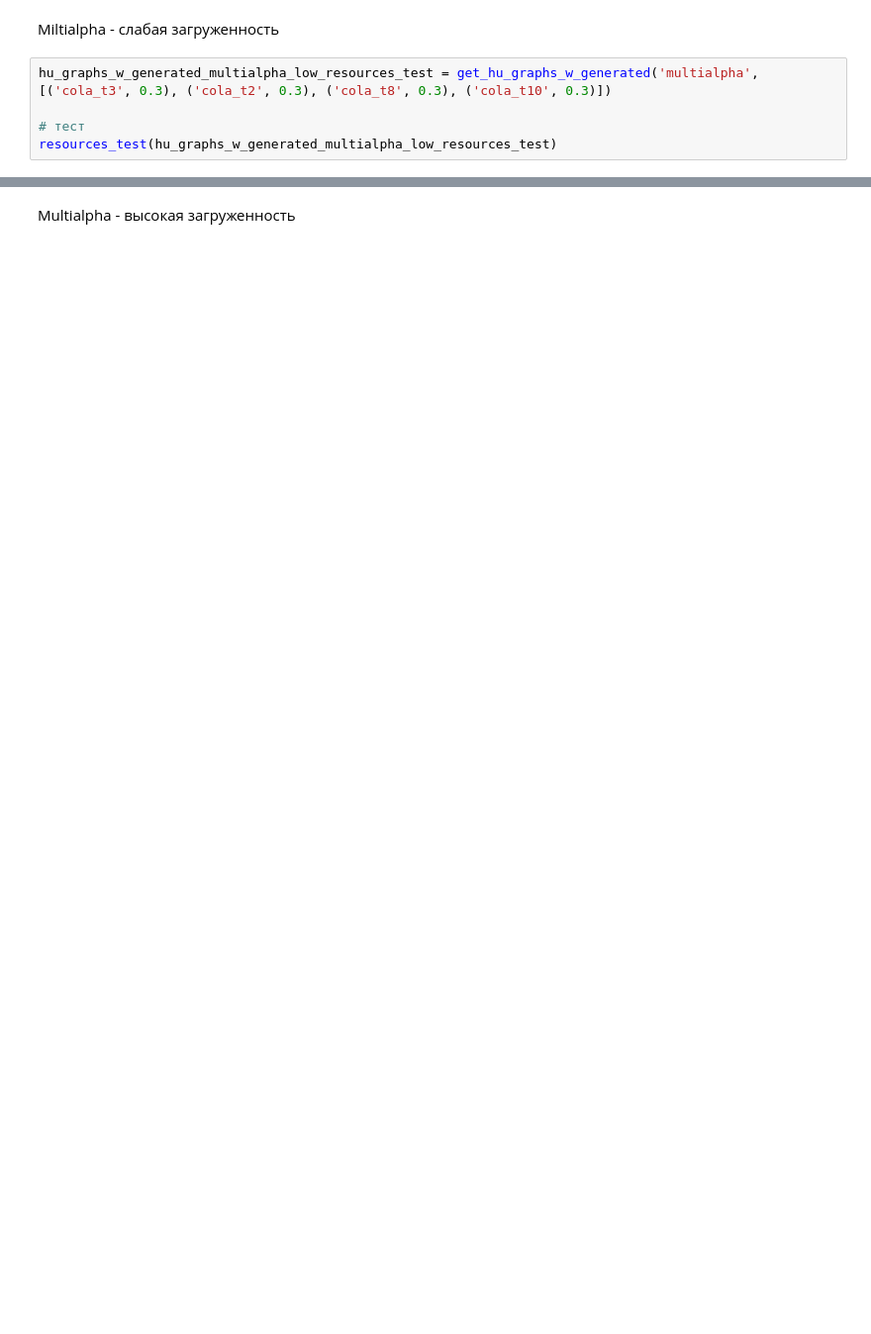
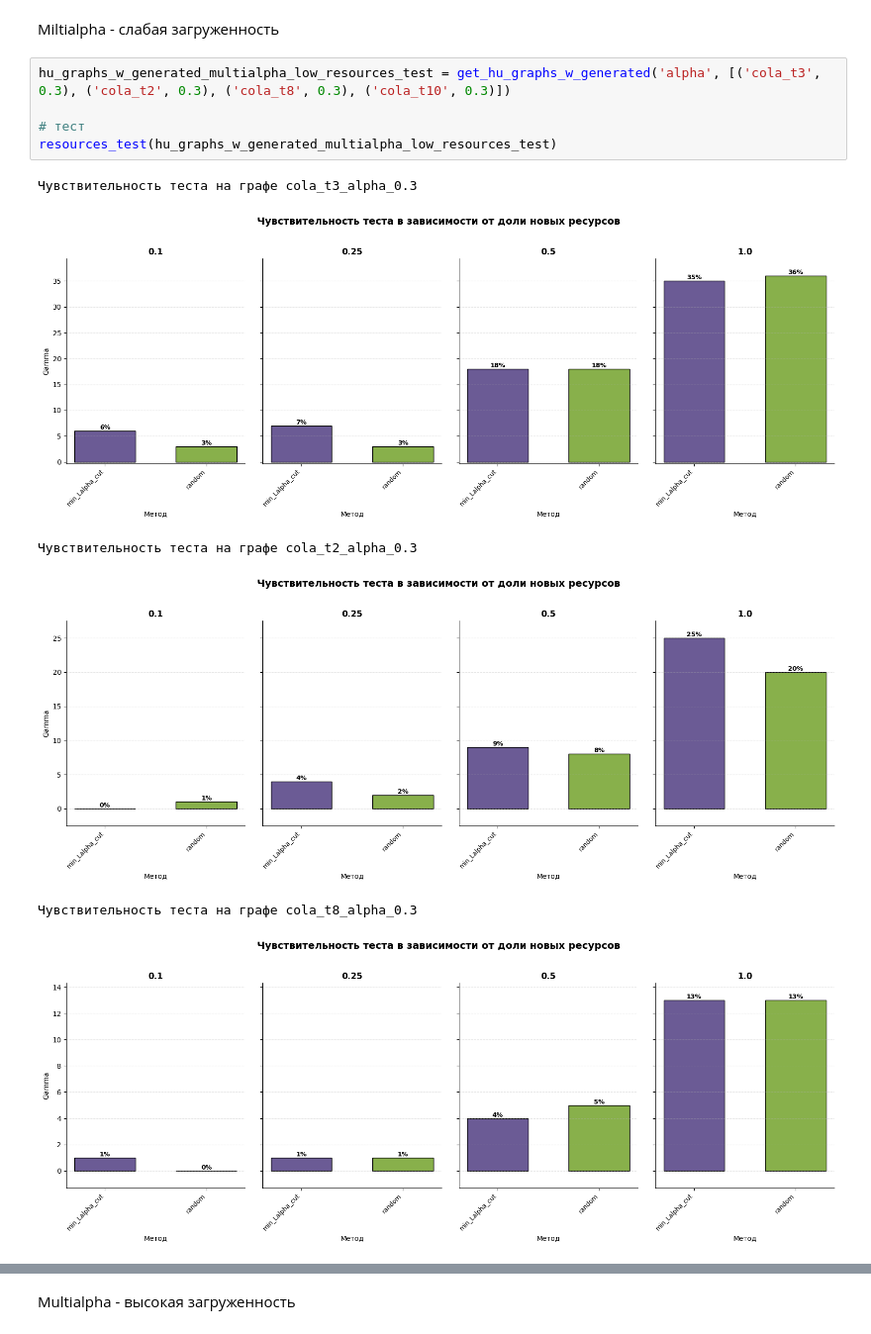
Before and after one commit to Karasiari/Graphs, a Jupyter notebook: Exps.ipynb, the cells around one changed output, grey strips where cells are left out. Shown at 99% size. Cells and saved outputs as stored; diff of their text form; blank space fills up the shorter version.

```diff
--- a/Exps.ipynb
+++ b/Exps.ipynb
@@ -635,7 +661,14 @@ resources_test(hu_graphs_w_generated_gravity_high_resources_test)
 # %% [markdown]
 Miltialpha - слабая загруженность
 # %%
-hu_graphs_w_generated_multialpha_low_resources_test = get_hu_graphs_w_generated('multialpha', [('cola_t3', 0.3), ('cola_t2', 0.3), ('cola_t8', 0.3), ('cola_t10', 0.3)])
+hu_graphs_w_generated_multialpha_low_resources_test = get_hu_graphs_w_generated('alpha', [('cola_t3', 0.3), ('cola_t2', 0.3), ('cola_t8', 0.3), ('cola_t10', 0.3)])
 
 # тест
 resources_test(hu_graphs_w_generated_multialpha_low_resources_test)
+# %% [output]
+Чувствительность теста на графе cola_t3_alpha_0.3
+[figure, added]
+Чувствительность теста на графе cola_t2_alpha_0.3
+[figure, added]
+Чувствительность теста на графе cola_t8_alpha_0.3
+[figure, added]
```
Also changed, not shown: parts of 13 cells of this notebook.
